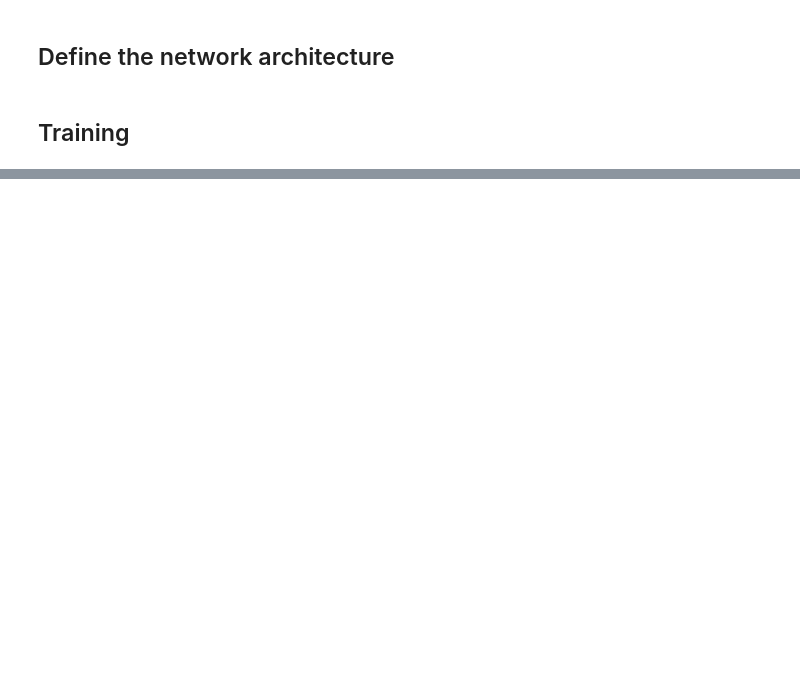
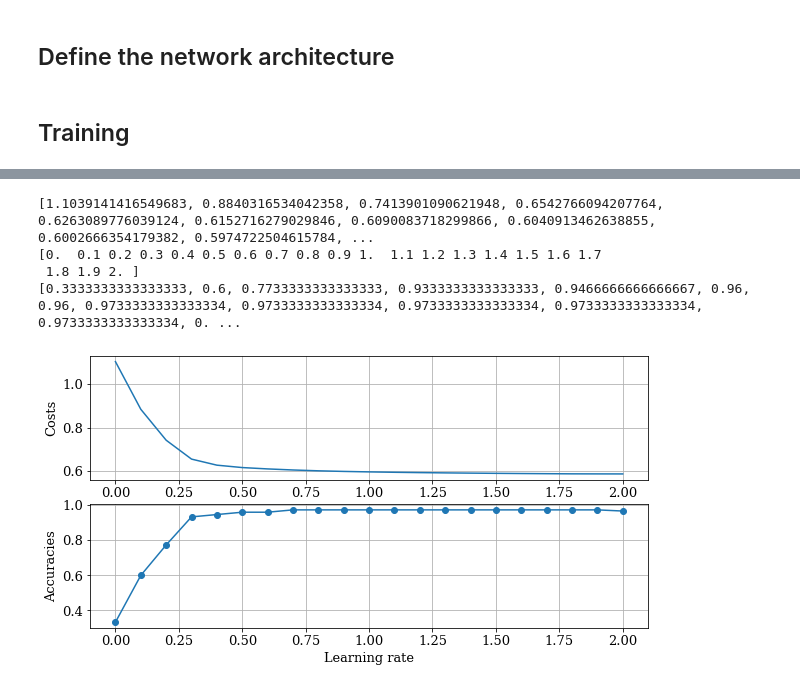
Before and after one commit to cherryng/MLcourse, a Jupyter notebook: H4_Q2_tutorial_spirals_pytorch.ipynb, the cells around one changed output, grey strips where cells are left out. Saved outputs shown, nothing was run; the diff lists cells and outputs as text; code cells hidden in the pictures; blank space fills up the shorter version.

```diff
--- a/H4_Q2_tutorial_spirals_pytorch.ipynb
+++ b/H4_Q2_tutorial_spirals_pytorch.ipynb
@@ -319,0 +518,25 @@ RuntimeError: ignored
+# %%
+import matplotlib as mpl
+fig = plt.figure(2,figsize=(10,5))
+mpl.rcParams.update({'font.size': 13,'font.family': 'serif'})
+
+print(costs)
+print(learning_rates)
+print(accuracies)
+
+ax = fig.add_subplot(2,1,1)
+ax.plot(learning_rates,costs)
+ax.set_ylabel("Costs")
+ax.grid()
+
+ax2 = fig.add_subplot(2,1,2)
+ax2.plot(learning_rates,accuracies,marker='o')
+ax2.set_xlabel("Learning rate")
+ax2.set_ylabel("Accuracies")
+ax2.grid()
+# %% [output]
+[1.1039141416549683, 0.8840316534042358, 0.7413901090621948, 0.6542766094207764, 0.6263089776039124, 0.6152716279029846, 0.6090083718299866, 0.6040913462638855, 0.6002666354179382, 0.5974722504615784, ...
+[0.  0.1 0.2 0.3 0.4 0.5 0.6 0.7 0.8 0.9 1.  1.1 1.2 1.3 1.4 1.5 1.6 1.7
+ 1.8 1.9 2. ]
+[0.3333333333333333, 0.6, 0.7733333333333333, 0.9333333333333333, 0.9466666666666667, 0.96, 0.96, 0.9733333333333334, 0.9733333333333334, 0.9733333333333334, 0.9733333333333334, 0.9733333333333334, 0. ...
+[figure, added]
```
Also changed, not shown: parts of 6 cells of this notebook.
